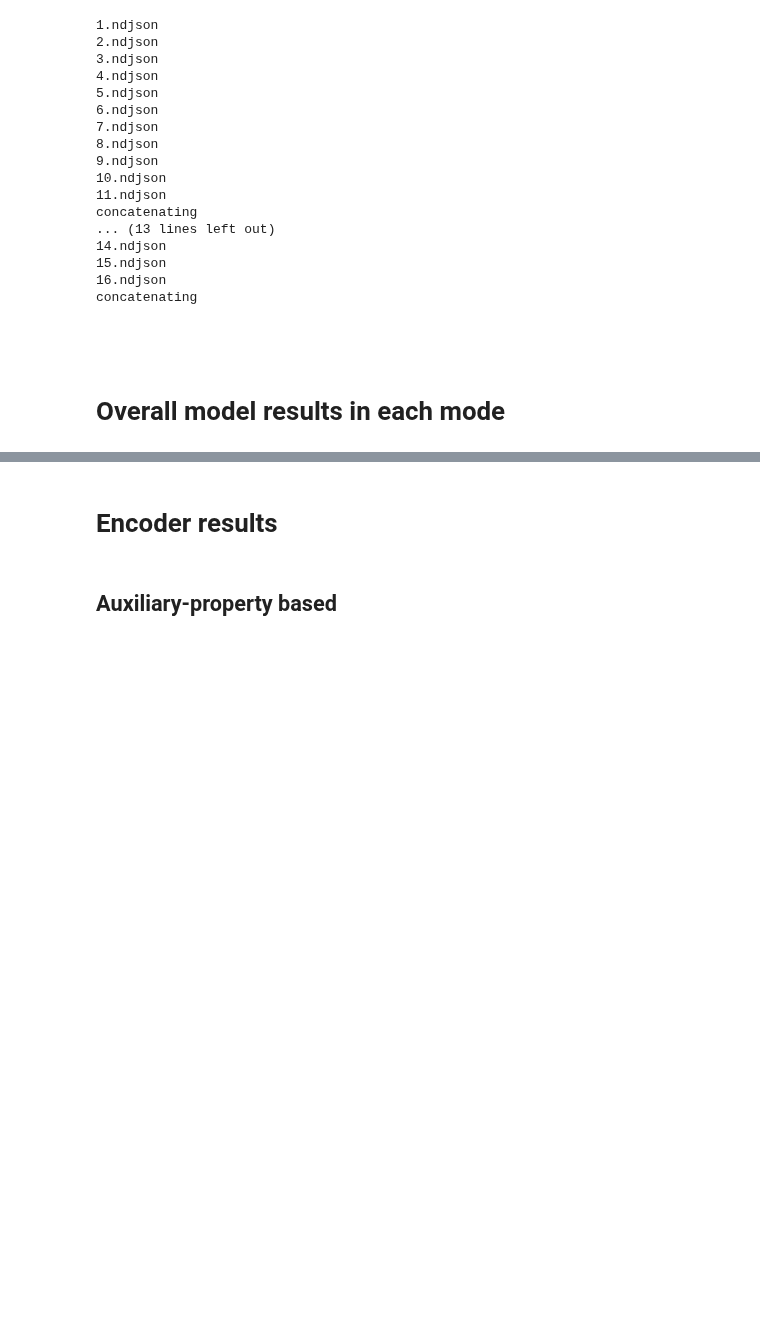
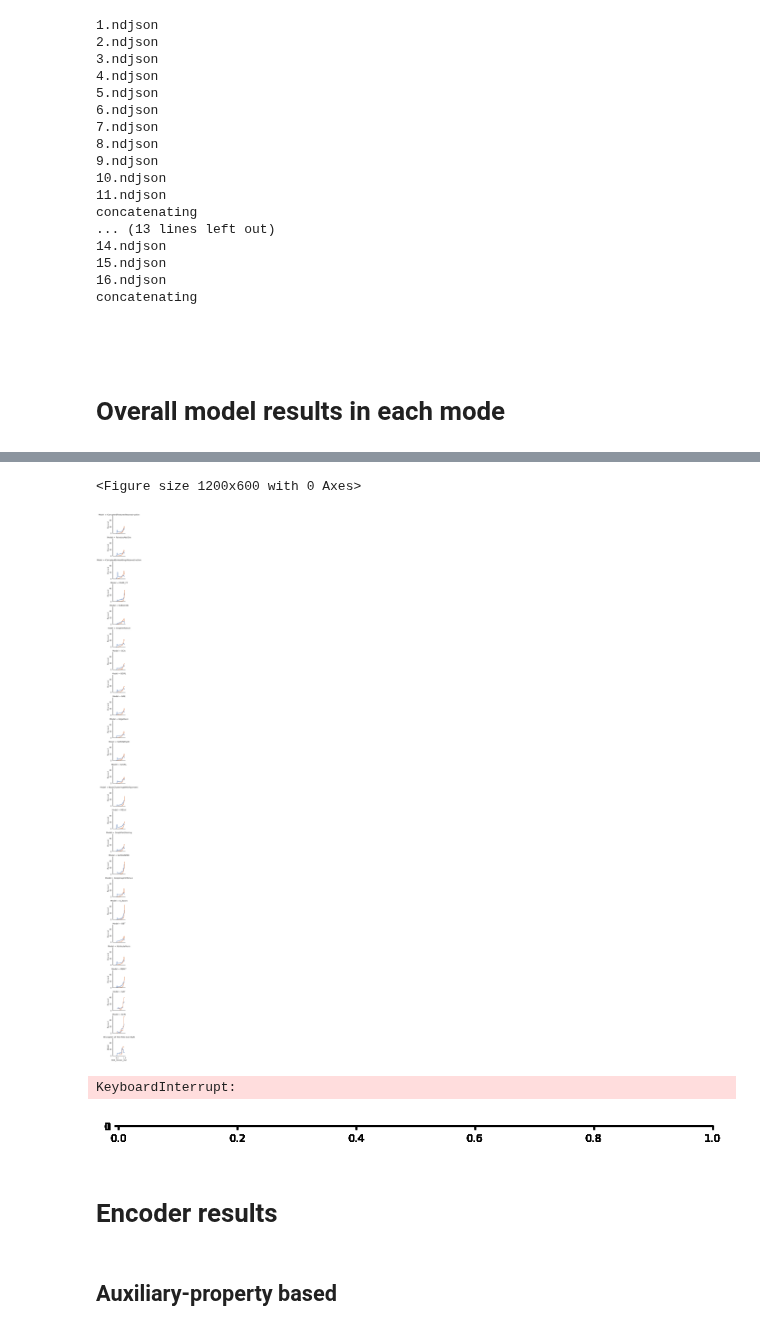
Before and after one commit to ITU-Thesis/graphworld, a Jupyter notebook: evaluation/global_analysis.ipynb, the cells around one changed output, grey strips where cells are left out. Saved outputs shown, nothing was run; the diff lists cells and outputs as text; code cells hidden in the pictures; blank space fills up the shorter version.

```diff
--- a/evaluation/global_analysis.ipynb
+++ b/evaluation/global_analysis.ipynb
@@ -3,7 +3,19 @@
 # %%
 from evaluation_utils import read_global_results, unpivot_baseline_model, unpivot_ssl_model, read_multiple_global_results
 from constants import MODE_1_PROCESSED_DIR, MODE_2_3_PROCESSED_DIR, TEST_METRIC, ENCODERS, TRAINING_SCHEMES, SSL_MODELS, BASELINES, AUXILIARY_ALL,\
-    CONTRAST_ALL, HYBRID_ALL, GENERATION_ALL, BASELINES
+    CONTRAST_ALL, HYBRID_ALL, GENERATION_ALL, BASELINES, model_abbreviations, FONT
 import pandas as pd
 import seaborn as sns
+import numpy as np
 import matplotlib.pyplot as plt
+import joypy
+import matplotlib.transforms as mtransforms
+import matplotlib.gridspec as gridspec
+import numpy as np
+import matplotlib.gridspec as gridspec
+from matplotlib.lines import Line2D
+
+%matplotlib.inline
+
+
+plt.rcParams["font.family"] = FONT
@@ -100,3 +225,64 @@ baseline_dotted_separator_y = (max([y for (_, y) in b]) - max([y for (_, y) in a
+# %%
+import seaborn as sns
+import matplotlib.pyplot as plt
+
+# Assuming your dataframe is called 'df'
+data = all_models_df
+
+plt.figure(figsize=(12, 6))
+# sns.histplot(data=data.sample(50_000), x="test_rocauc_ovr", hue="Experiment", kde=True, element="step", fill=False)
+
+sns.FacetGrid(data.sample(50_000), row='Model', hue='Experiment').map(sns.histplot, TEST_METRIC, stat='percent', element='step', common_norm=False, fill=False)
+
+plt.xlabel("test_rocauc_ovr")
+plt.ylabel("Model")
+plt.title("Histogram of Test ROC-AUC OVR")
+
+plt.show()
+# %% [output]
+<Figure size 1200x600 with 0 Axes>
+[figure, added]
+# %%
+# Merge the model lists
+ordered_models = BASELINES + GENERATION_ALL + AUXILIARY_ALL + CONTRAST_ALL + HYBRID_ALL
+
+def plot_histograms(models, df_all):
+    fig, axs = plt.subplots(nrows=len(df_all), ncols=1, figsize=(10, len(models) * 2))
+    df_all = df_all[df_all.Model.isin(models)]
+    df_grp = df_all.groupby('Model')
+    for (ax, model) in zip(axs, models):
+        df = df_grp.get_group(model)
+        sns.histplot(
+            data=df.sample(50_000),
+            x=TEST_METRIC,
+            hue='Experiment',
+            ax=ax,
+            element='step',
+            stat='percent',
+            fill=False,
+            bins=80,
+            common_norm=False,
+            palette=color_palette
+        )
+        ax.set_xlabel('')
+        ylabel = ax.set_ylabel(model_abbreviations[model], rotation=0, size=11, ha='right') # Set y-label as model and display horizontally
+        ylabel.set_position((-.1, 0.5))  # Move the label to the left
+        ax.set_yticklabels([])
+        ax.set_yticks([])
+        ax.get_legend().remove()
+
+        ax.spines['right'].set_visible(False)
+        ax.spines['top'].set_visible(False)
+        ax.spines['bottom'].set_linewidth(0.5)  # Set the linewidth of the x-axis line
+
+        ax.tick_params(axis='x', rotation=0)
+        ax.set_xticks([])
+    return fig, axs
+
+plot_histograms(AUXILIARY_ALL, df_all=all_models_df)
+# %% [output]
+KeyboardInterrupt:
+[figure, added]
 # %% [markdown]
 # Encoder results
 # %%
```
Also changed, not shown: parts of 11 cells of this notebook, 2 other files.
